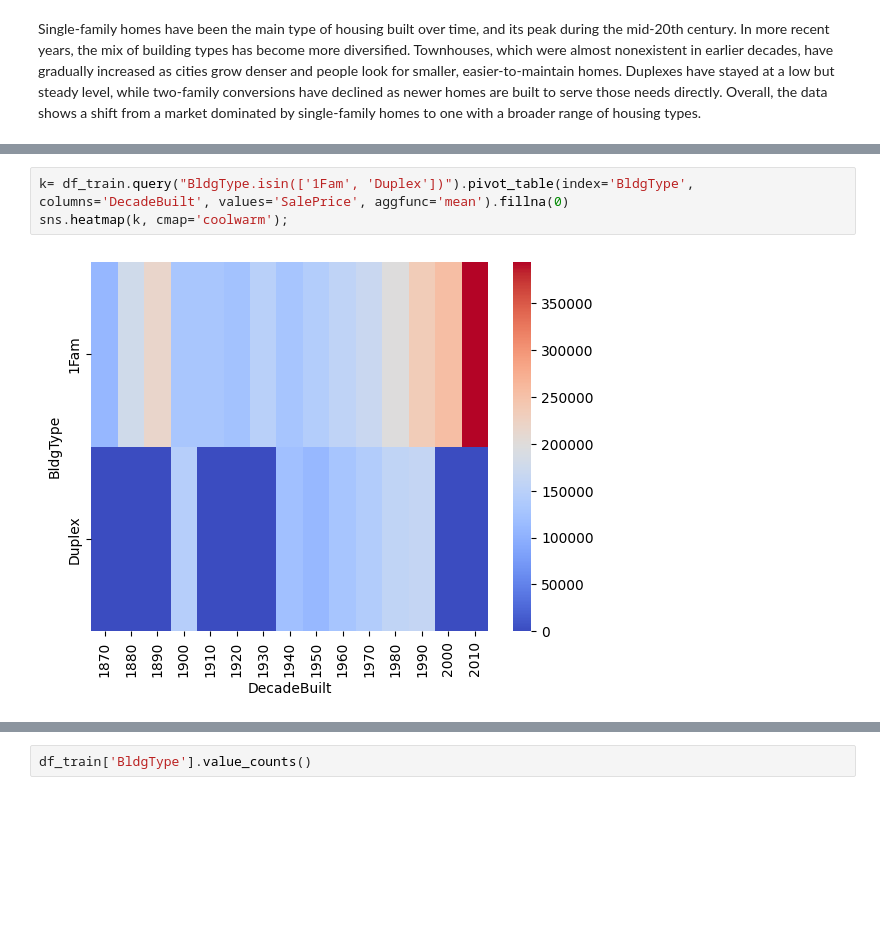
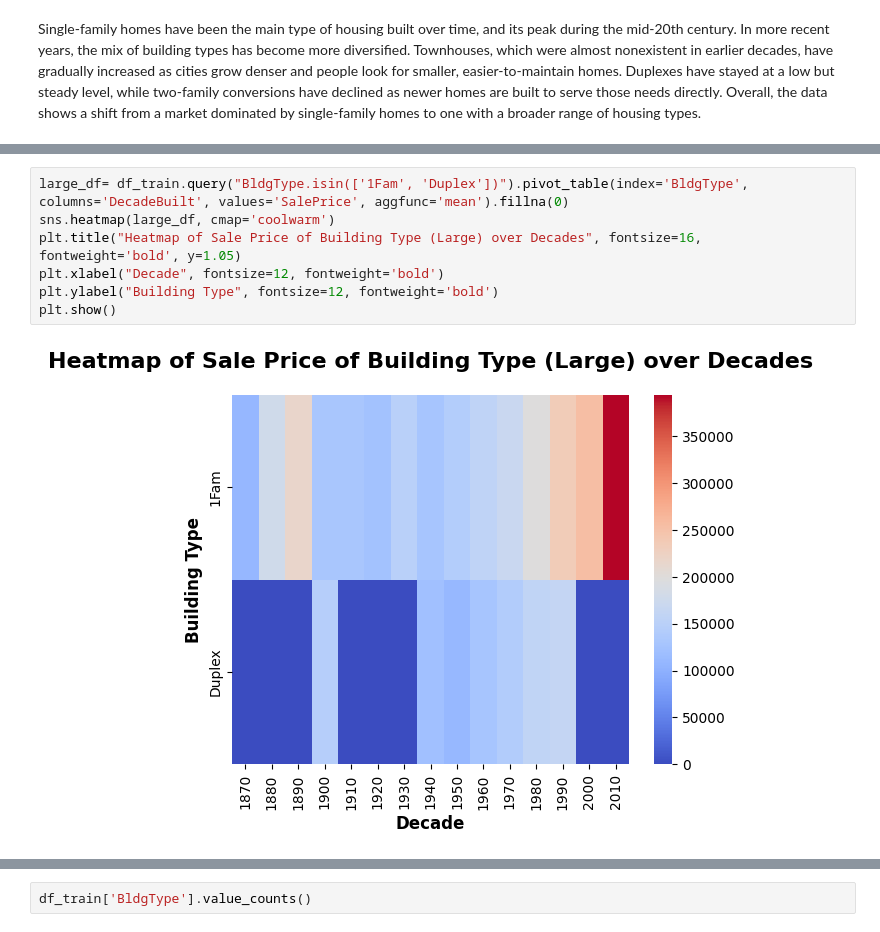
Before and after one commit to annugit1655/Real-Estate-Price-Prediction, a Jupyter notebook: Real-Estate-Price-Prediction/notebooks/EDA-house-part-2.ipynb, the cells around one changed output, grey strips where cells are left out. Drawn from its saved outputs; the diff is of its cells as text; blank space fills up the shorter version.

```diff
--- a/Real-Estate-Price-Prediction/notebooks/EDA-house-part-2.ipynb
+++ b/Real-Estate-Price-Prediction/notebooks/EDA-house-part-2.ipynb
@@ -370,6 +431,10 @@ sns.heatmap(j, cmap='coolwarm');
 # %%
-k= df_train.query("BldgType.isin(['1Fam', 'Duplex'])").pivot_table(index='BldgType', columns='DecadeBuilt', values='SalePrice', aggfunc='mean').fillna(0)
-sns.heatmap(k, cmap='coolwarm');
+large_df= df_train.query("BldgType.isin(['1Fam', 'Duplex'])").pivot_table(index='BldgType', columns='DecadeBuilt', values='SalePrice', aggfunc='mean').fillna(0)
+sns.heatmap(large_df, cmap='coolwarm')
+plt.title("Heatmap of Sale Price of Building Type (Large) over Decades", fontsize=16, fontweight='bold', y=1.05)
+plt.xlabel("Decade", fontsize=12, fontweight='bold')
+plt.ylabel("Building Type", fontsize=12, fontweight='bold')
+plt.show()
 # %% [output]
-[figure, old version]
+[figure, new version]
 # %%
```
Also changed, not shown: parts of 31 cells of this notebook.
